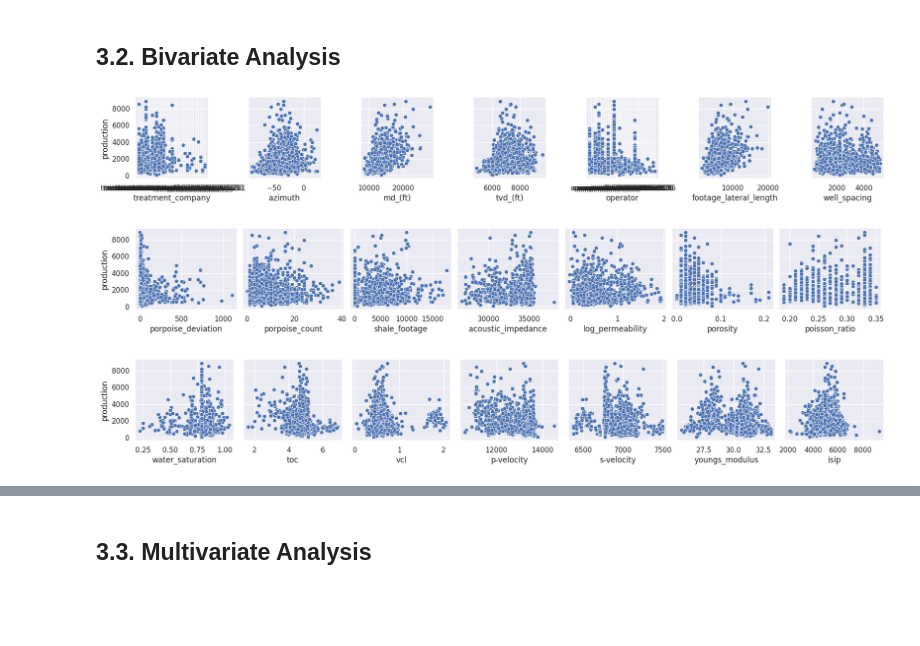
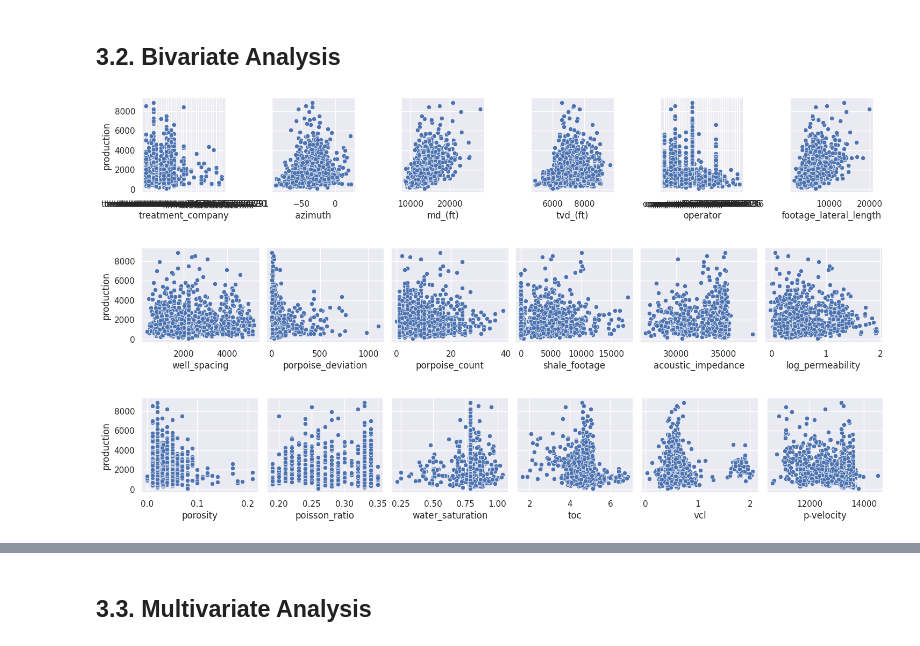
Before and after one commit to m4theus4ndr4de/regression-oil-production-prediction, a Jupyter notebook: notebook/production_prediction.ipynb, the cells around one changed output, grey strips where cells are left out. Saved outputs shown, nothing was run; the diff lists cells and outputs as text; code cells hidden in the pictures; blank space fills up the shorter version.

```diff
--- a/notebook/production_prediction.ipynb
+++ b/notebook/production_prediction.ipynb
@@ -461,14 +477,14 @@ sns.heatmap(d, cmap="Blues", annot=True)
 # %% [markdown]
 ## 3.2. Bivariate Analysis
 # %%
-sns.pairplot(df3, y_vars='production', x_vars=['treatment_company', 'azimuth', 'md_(ft)', 'tvd_(ft)', 'operator', 'footage_lateral_length', 'well_spacing']);
+sns.pairplot(df3, y_vars='production', x_vars=['treatment_company', 'azimuth', 'md_(ft)', 'tvd_(ft)', 'operator', 'footage_lateral_length']);
 # %% [output]
-[figure, old version]
+[figure, new version]
 # %%
-sns.pairplot(df3, y_vars='production', x_vars=['porpoise_deviation', 'porpoise_count', 'shale_footage', 'acoustic_impedance', 'log_permeability', 'porosity', 'poisson_ratio']);
+sns.pairplot(df3, y_vars='production', x_vars=['well_spacing', 'porpoise_deviation', 'porpoise_count', 'shale_footage', 'acoustic_impedance', 'log_permeability']);
 # %% [output]
-[figure, old version]
+[figure, new version]
 # %%
-sns.pairplot(df3, y_vars='production', x_vars=['water_saturation', 'toc', 'vcl', 'p-velocity', 's-velocity', 'youngs_modulus', 'isip']);
+sns.pairplot(df3, y_vars='production', x_vars=['porosity', 'poisson_ratio', 'water_saturation', 'toc', 'vcl', 'p-velocity']);
 # %% [output]
-[figure, old version]
+[figure, new version]
```
Also changed, not shown: parts of 44 cells of this notebook, 10 other files.
